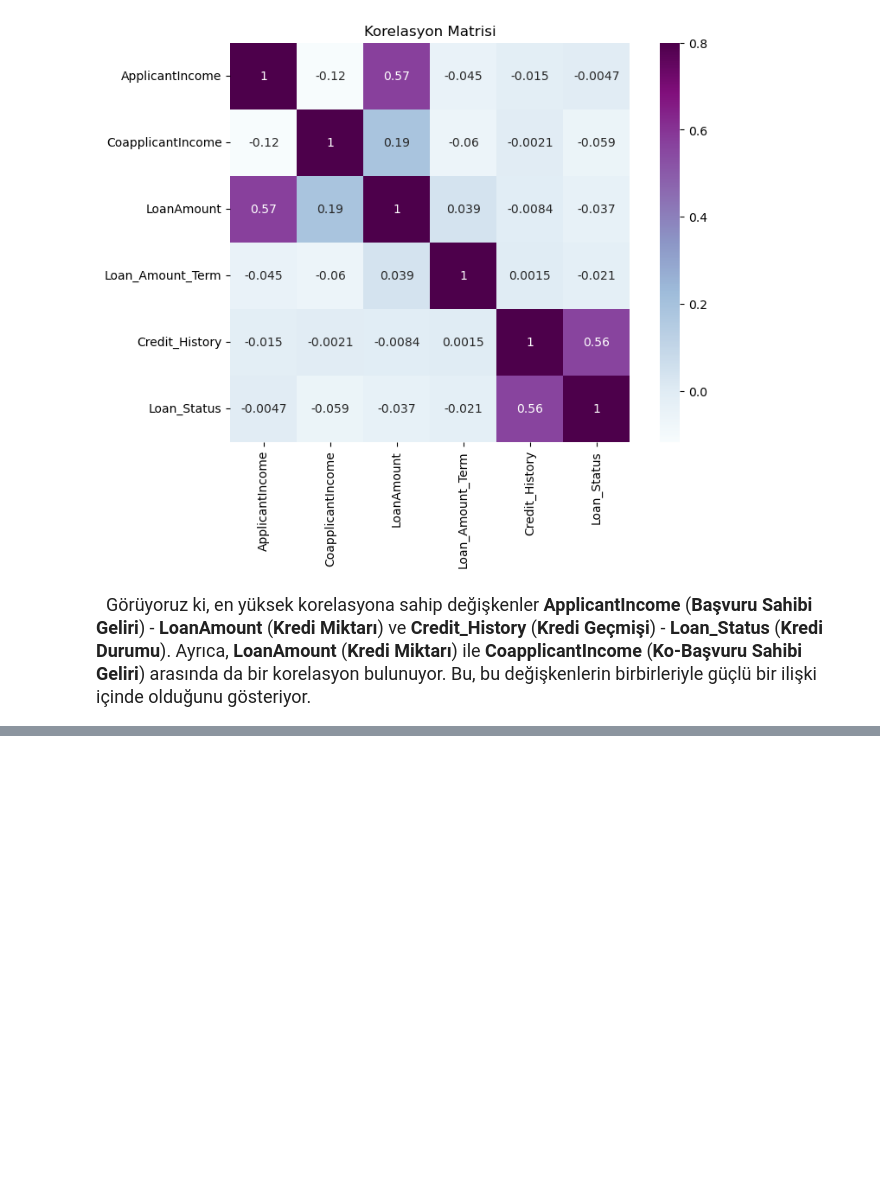
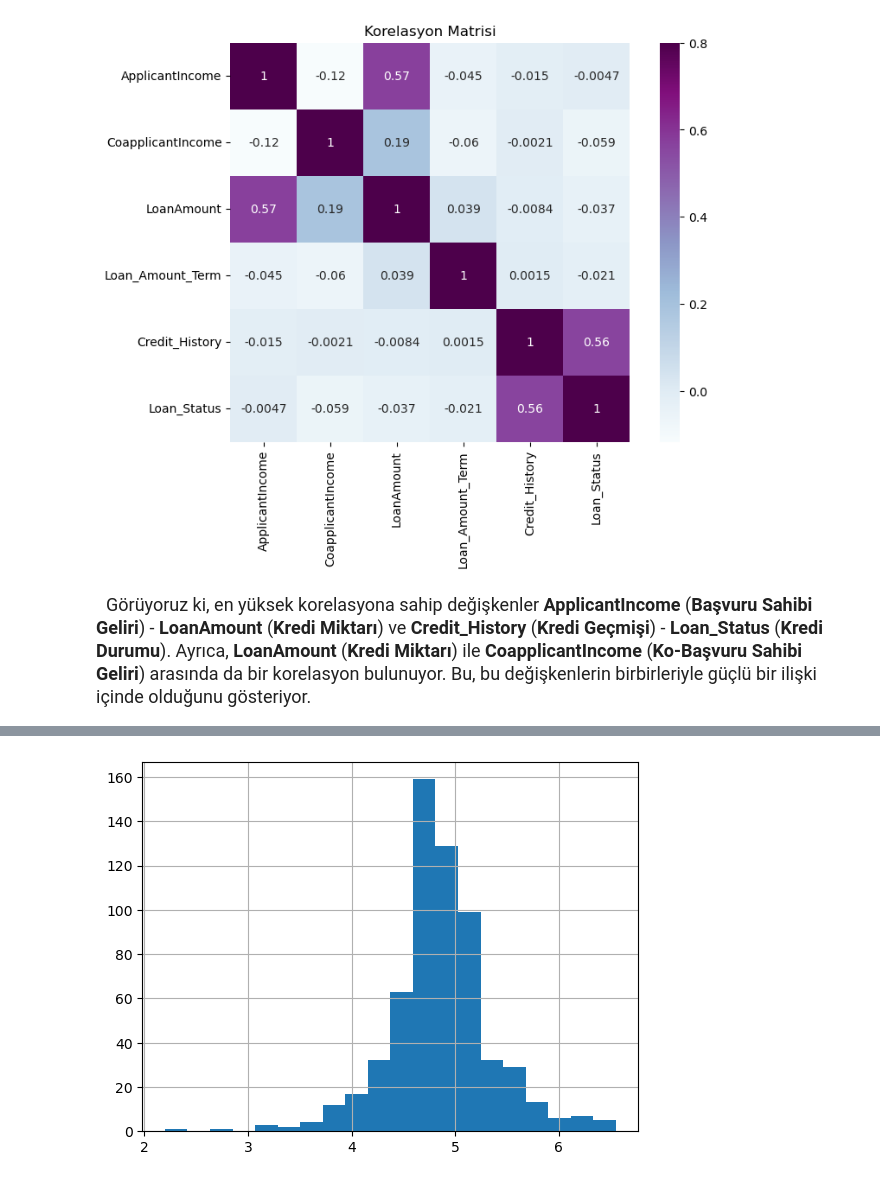
Before and after one commit to SumeyraBayrak/Home-Loan-Eligibility-Predictor, a Jupyter notebook: Untitled.ipynb, the cells around one changed output, grey strips where cells are left out. Drawn from its saved outputs; the diff is of its cells as text; code cells hidden in the pictures; blank space fills up the shorter version.

```diff
--- a/Untitled.ipynb
+++ b/Untitled.ipynb
@@ -463,0 +481,6 @@ https://chatgpt.com/c/67475d0b-b20c-8000-81a8-91bd71fbd77d
+# %%
+train["Gender"].fillna(train["Gender"].mode()[0], inplace = True)
+train["Married"].fillna(train["Married"].mode()[0], inplace = True)
+train["Dependents"].fillna(train["Dependents"].mode()[0], inplace = True)
+train["Self_Employed"].fillna(train["Self_Employed"].mode()[0], inplace = True)
+train["Credit_History"].fillna(train["Credit_History"].mode()[0], inplace = True)
@@ -463,0 +502,4 @@ https://chatgpt.com/c/67475d0b-b20c-8000-81a8-91bd71fbd77d
+# %%
+train["Loan_Amount_Term"].fillna(train["Loan_Amount_Term"].mode()[0], inplace = True)
+# %%
+train["LoanAmount"].fillna(train["LoanAmount"].mode()[0], inplace = True)
@@ -464,3 +523,15 @@ https://chatgpt.com/c/67475d0b-b20c-8000-81a8-91bd71fbd77d
+# %%
+test["Gender"].fillna(test["Gender"].mode()[0], inplace = True)
+test["Married"].fillna(test["Married"].mode()[0], inplace = True)
+test["Dependents"].fillna(test["Dependents"].mode()[0], inplace = True)
+test["Self_Employed"].fillna(test["Self_Employed"].mode()[0], inplace = True)
+test["Credit_History"].fillna(test["Credit_History"].mode()[0], inplace = True)
+# %%
+train["LoanAmount_log"] = np.log(train["LoanAmount"])
+train["LoanAmount_log"].hist(bins=20)
+test["LoanAmount_log"] = np.log(test["LoanAmount"])
+# %% [output]
+[figure, added]
 # %%
 import pandas as pd
 import numpy as np
```
Also changed, not shown: parts of 6 cells of this notebook.
